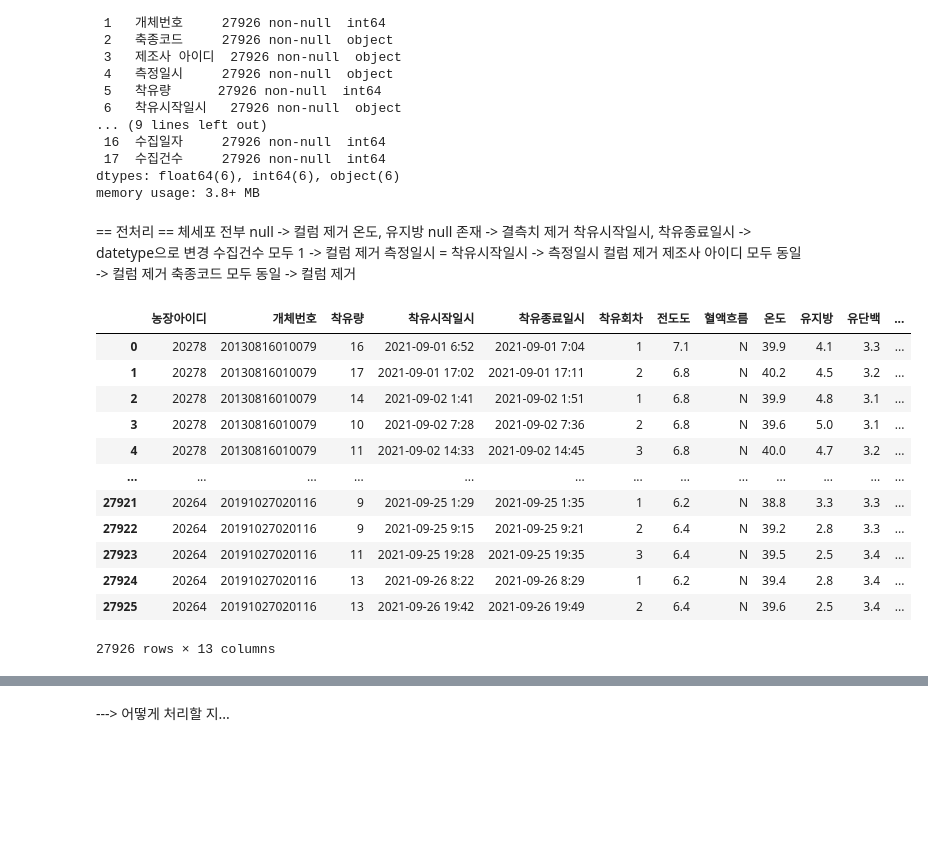
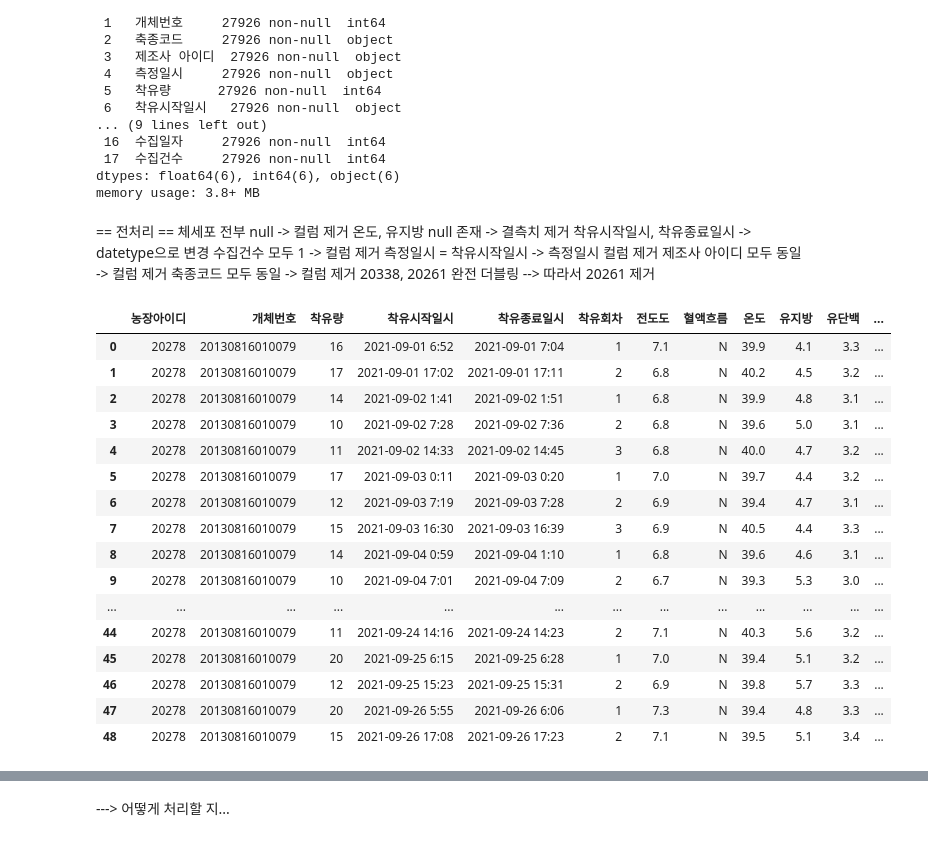
Before and after one commit to jiwon512/practical_project, a Jupyter notebook: jiwon/preprocessing.ipynb, the cells around one changed output, grey strips where cells are left out. Drawn from its saved outputs; the diff is of its cells as text; code cells hidden in the pictures; blank space fills up the shorter version.

```diff
--- a/jiwon/preprocessing.ipynb
+++ b/jiwon/preprocessing.ipynb
@@ -50,25 +50,34 @@ memory usage: 3.8+ MB
 측정일시 = 착유시작일시 -> 측정일시 컬럼 제거
 제조사 아이디 모두 동일 -> 컬럼 제거
 축종코드 모두 동일 -> 컬럼 제거
+20338, 20261 완전 더블링 --> 따라서 20261 제거
 # %%
-# 체세포, 수집건수, 측정일시, 제조사 아이디, 축종코드 컬럼 제거
+# 체세포, 수집건수, 수집일자, 측정일시, 제조사 아이디, 축종코드 컬럼 제거
 
-df = df.drop(columns=['체세포', '수집건수', '측정일시', '제조사 아이디', '축종코드'])
+df = df.drop(columns=['체세포', '수집건수', '수집일자', '측정일시', '제조사 아이디', '축종코드'])
+# %%
+# 20261 농장 데이터 삭제하기
+
+df.drop(df[df['농장아이디'] == 20261].index, inplace=True)
 # %%
-df
+df[df['개체번호']== 20130816010079]
 # %% [output]
 |  | 농장아이디 | 개체번호 | 착유량 | 착유시작일시 | 착유종료일시 | 착유회차 | 전도도 | 혈액흐름 | 온도 | 유지방 | 유단백 | ... |
 | 0 | 20278 | 20130816010079 | 16 | 2021-09-01 6:52 | 2021-09-01 7:04 | 1 | 7.1 | N | 39.9 | 4.1 | 3.3 | ... |
 | 1 | 20278 | 20130816010079 | 17 | 2021-09-01 17:02 | 2021-09-01 17:11 | 2 | 6.8 | N | 40.2 | 4.5 | 3.2 | ... |
 | 2 | 20278 | 20130816010079 | 14 | 2021-09-02 1:41 | 2021-09-02 1:51 | 1 | 6.8 | N | 39.9 | 4.8 | 3.1 | ... |
 | 3 | 20278 | 20130816010079 | 10 | 2021-09-02 7:28 | 2021-09-02 7:36 | 2 | 6.8 | N | 39.6 | 5.0 | 3.1 | ... |
 | 4 | 20278 | 20130816010079 | 11 | 2021-09-02 14:33 | 2021-09-02 14:45 | 3 | 6.8 | N | 40.0 | 4.7 | 3.2 | ... |
+| 5 | 20278 | 20130816010079 | 17 | 2021-09-03 0:11 | 2021-09-03 0:20 | 1 | 7.0 | N | 39.7 | 4.4 | 3.2 | ... |
+| 6 | 20278 | 20130816010079 | 12 | 2021-09-03 7:19 | 2021-09-03 7:28 | 2 | 6.9 | N | 39.4 | 4.7 | 3.1 | ... |
+| 7 | 20278 | 20130816010079 | 15 | 2021-09-03 16:30 | 2021-09-03 16:39 | 3 | 6.9 | N | 40.5 | 4.4 | 3.3 | ... |
+| 8 | 20278 | 20130816010079 | 14 | 2021-09-04 0:59 | 2021-09-04 1:10 | 1 | 6.8 | N | 39.6 | 4.6 | 3.1 | ... |
+| 9 | 20278 | 20130816010079 | 10 | 2021-09-04 7:01 | 2021-09-04 7:09 | 2 | 6.7 | N | 39.3 | 5.3 | 3.0 | ... |
 | ... | ... | ... | ... | ... | ... | ... | ... | ... | ... | ... | ... | ... |
-| 27921 | 20264 | 20191027020116 | 9 | 2021-09-25 1:29 | 2021-09-25 1:35 | 1 | 6.2 | N | 38.8 | 3.3 | 3.3 | ... |
-| 27922 | 20264 | 20191027020116 | 9 | 2021-09-25 9:15 | 2021-09-25 9:21 | 2 | 6.4 | N | 39.2 | 2.8 | 3.3 | ... |
-| 27923 | 20264 | 20191027020116 | 11 | 2021-09-25 19:28 | 2021-09-25 19:35 | 3 | 6.4 | N | 39.5 | 2.5 | 3.4 | ... |
-| 27924 | 20264 | 20191027020116 | 13 | 2021-09-26 8:22 | 2021-09-26 8:29 | 1 | 6.2 | N | 39.4 | 2.8 | 3.4 | ... |
-| 27925 | 20264 | 20191027020116 | 13 | 2021-09-26 19:42 | 2021-09-26 19:49 | 2 | 6.4 | N | 39.6 | 2.5 | 3.4 | ... |
+| 44 | 20278 | 20130816010079 | 11 | 2021-09-24 14:16 | 2021-09-24 14:23 | 2 | 7.1 | N | 40.3 | 5.6 | 3.2 | ... |
+| 45 | 20278 | 20130816010079 | 20 | 2021-09-25 6:15 | 2021-09-25 6:28 | 1 | 7.0 | N | 39.4 | 5.1 | 3.2 | ... |
+| 46 | 20278 | 20130816010079 | 12 | 2021-09-25 15:23 | 2021-09-25 15:31 | 2 | 6.9 | N | 39.8 | 5.7 | 3.3 | ... |
+| 47 | 20278 | 20130816010079 | 20 | 2021-09-26 5:55 | 2021-09-26 6:06 | 1 | 7.3 | N | 39.4 | 4.8 | 3.3 | ... |
+| 48 | 20278 | 20130816010079 | 15 | 2021-09-26 17:08 | 2021-09-26 17:23 | 2 | 7.1 | N | 39.5 | 5.1 | 3.4 | ... |
-27926 rows × 13 columns
 # %%
 # 유지방 유단백 null 값
```
Also changed, not shown: parts of 19 cells of this notebook.
